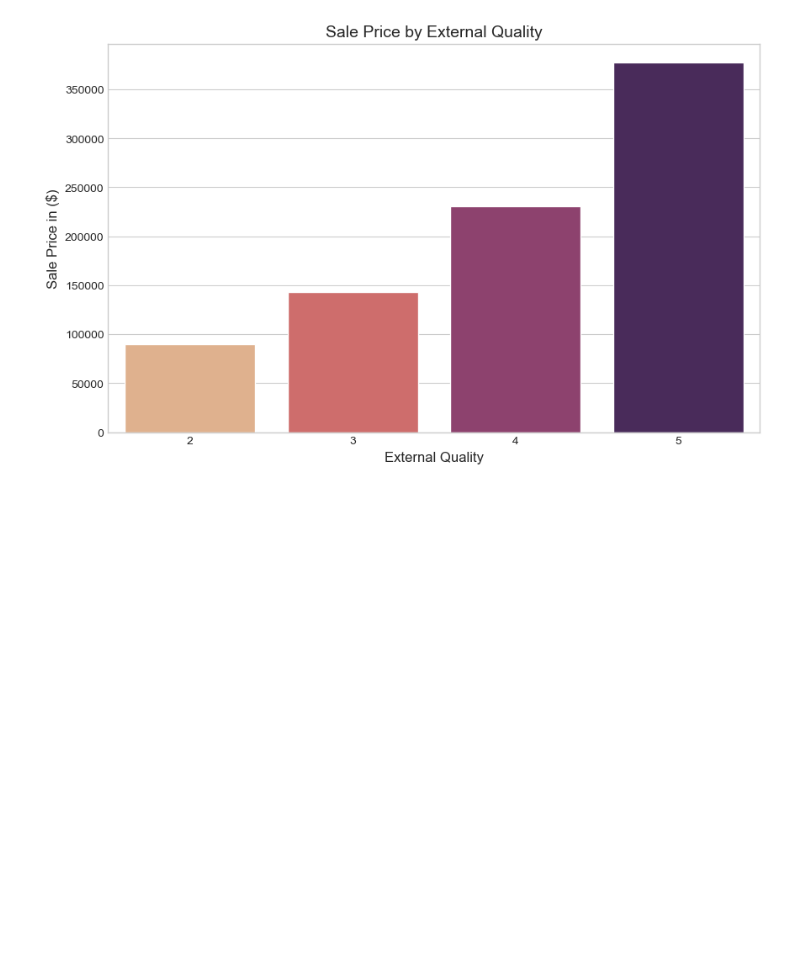
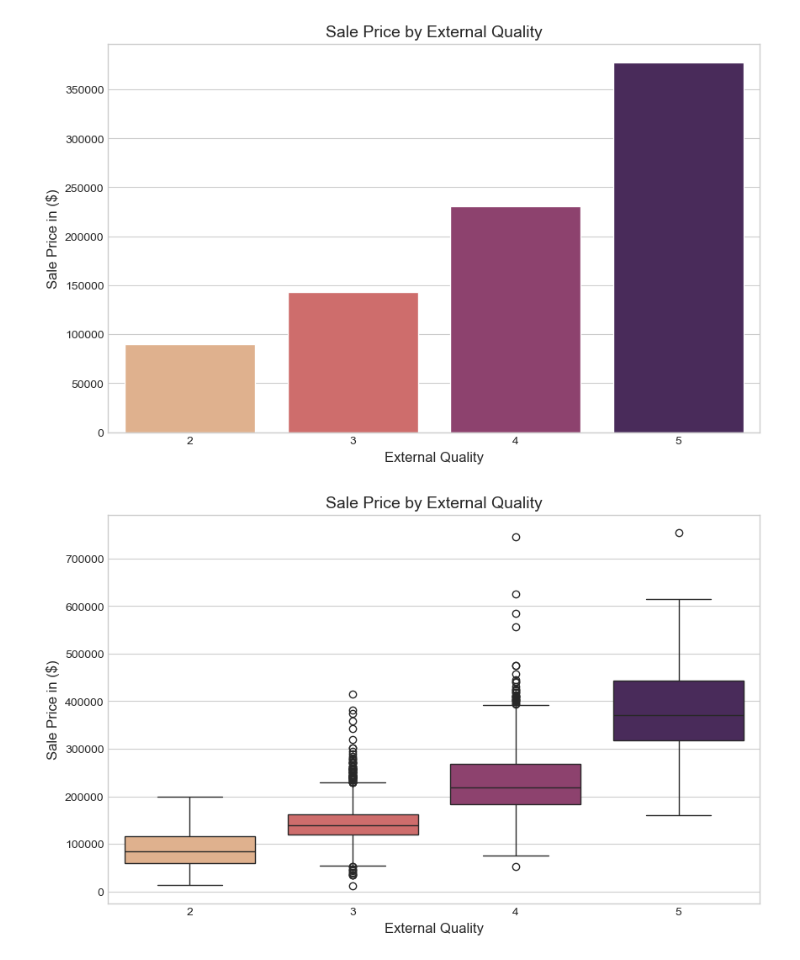
Before and after one commit to Sandeep20013/AI-Learning-Tracking, a Jupyter notebook: Projects/Ames Housing Prediction/Ames Housing Price Prediction - Visualization and Feature Engineering.ipynb, the cells around one changed output. Saved outputs shown, nothing was run; the diff lists cells and outputs as text; code cells hidden in the pictures; blank space fills up the shorter version.

```diff
--- a/Projects/Ames Housing Prediction/Ames Housing Price Prediction - Visualization and Feature Engineering.ipynb
+++ b/Projects/Ames Housing Prediction/Ames Housing Price Prediction - Visualization and Feature Engineering.ipynb
@@ -339,3 +341,12 @@ plt.ylabel("Sale Price in ($)", fontsize = 12)
 sns.barplot(data = df, x = 'Exter Qual', y = 'SalePrice', hue = 'Exter Qual', palette=  'flare', legend = False,errorbar = None);
 # %% [output]
 [figure]
+# %%
+# Box plot for Exter Qual and SalePrice
+plt.figure(figsize=(10, 6))
+plt.title("Sale Price by External Quality", fontsize = 14)
+plt.xlabel("External Quality", fontsize = 12)
+plt.ylabel("Sale Price in ($)", fontsize = 12)
+sns.boxplot(data = df, x = 'Exter Qual', y = 'SalePrice', hue = 'Exter Qual', palette=  'flare', legend = False);
+# %% [output]
+[figure, added]
```
Also changed, not shown: parts of 5 cells of this notebook.
